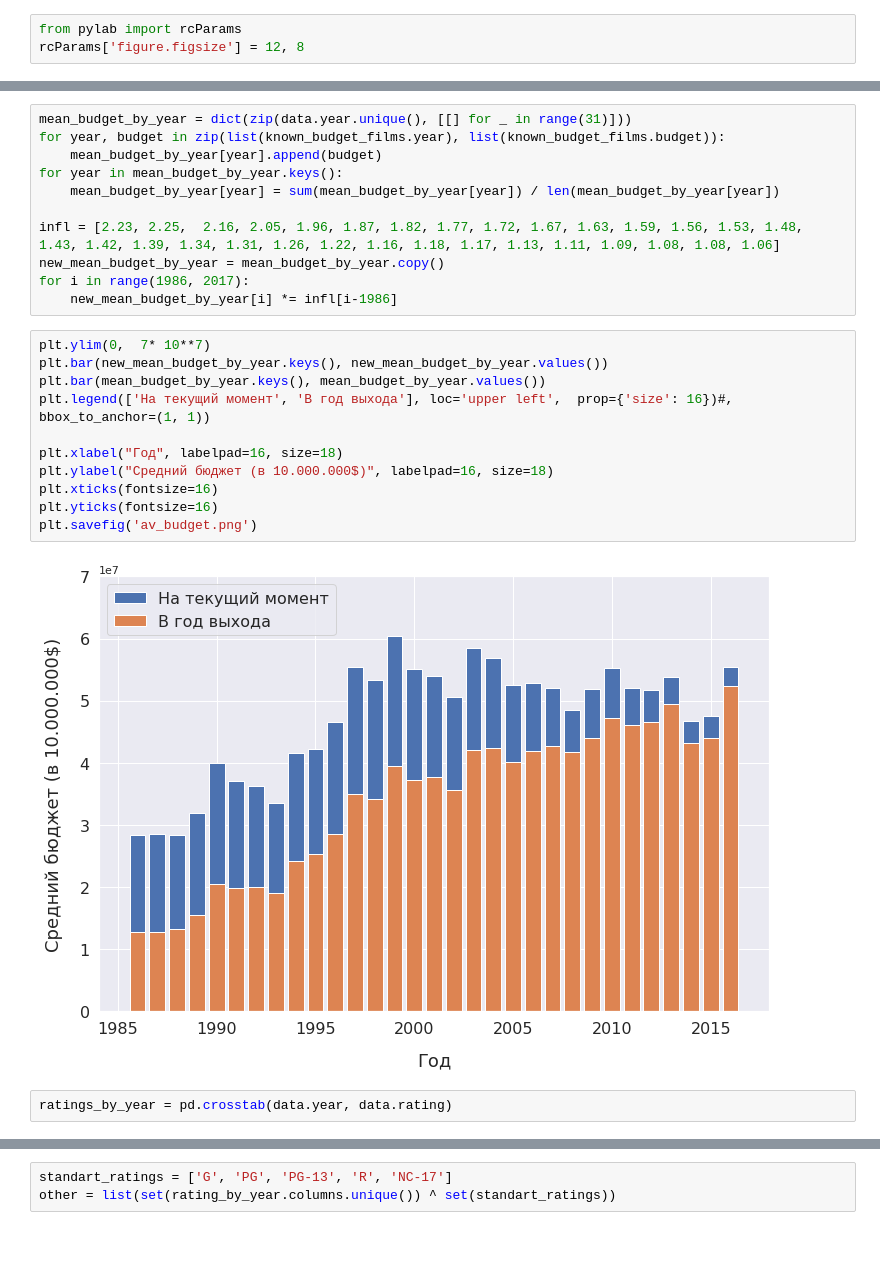
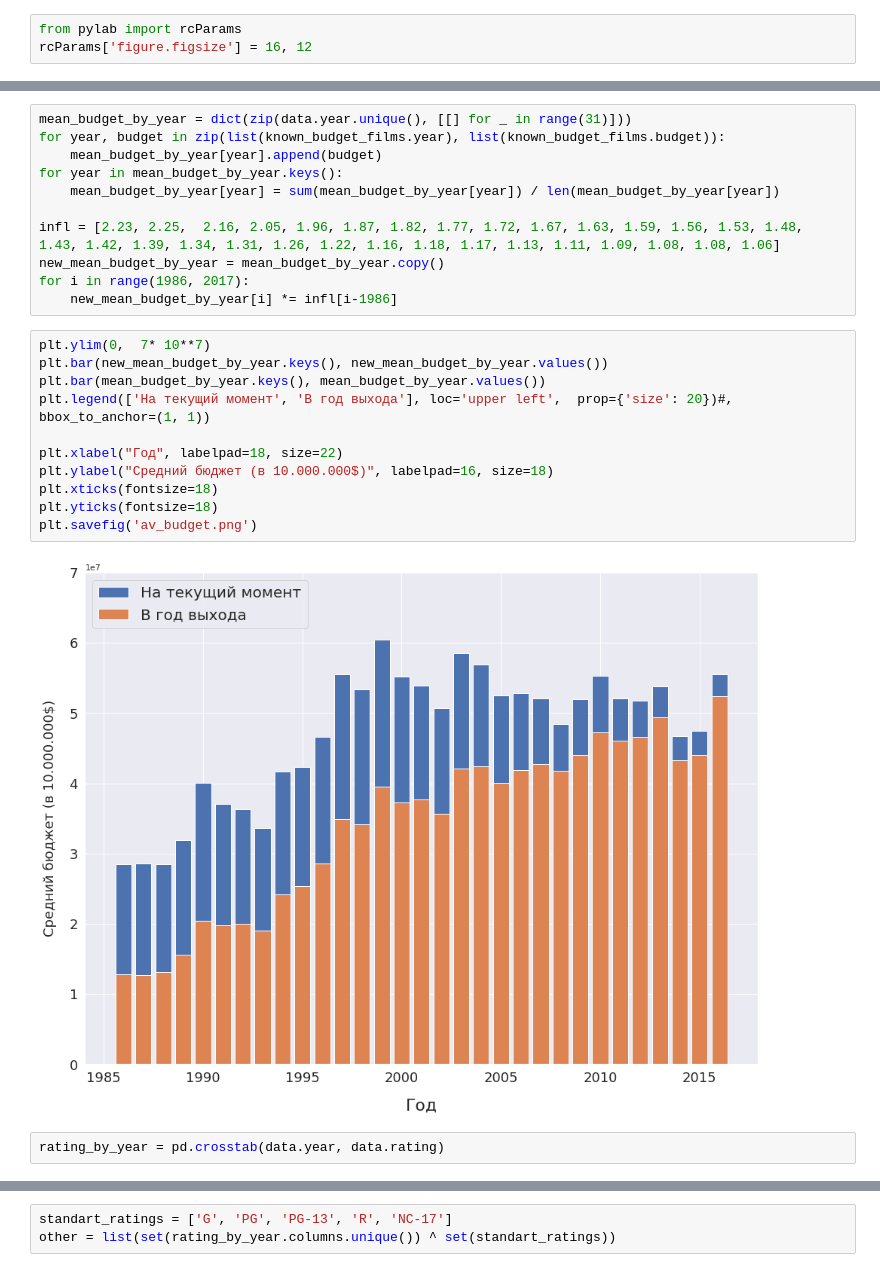
Before and after one commit to alexey-pismenny/EDA, a Jupyter notebook: vizualization.ipynb, the cells around one changed output, grey strips where cells are left out. Drawn from its saved outputs; the diff is of its cells as text; blank space fills up the shorter version.

```diff
--- a/vizualization.ipynb
+++ b/vizualization.ipynb
@@ -136,6 +150,6 @@ plt.savefig('budget-stat.png')
 # %%
 from pylab import rcParams
-rcParams['figure.figsize'] = 12, 8
+rcParams['figure.figsize'] = 16, 12
 # %%
 known_budget_films = data[data.budget!=0]
 # %%
@@ -152,17 +166,17 @@ for i in range(1986, 2017):
 # %%
 plt.ylim(0,  7* 10**7)
 plt.bar(new_mean_budget_by_year.keys(), new_mean_budget_by_year.values())
 plt.bar(mean_budget_by_year.keys(), mean_budget_by_year.values())
-plt.legend(['На текущий момент', 'В год выхода'], loc='upper left',  prop={'size': 16})#, bbox_to_anchor=(1, 1))
+plt.legend(['На текущий момент', 'В год выхода'], loc='upper left',  prop={'size': 20})#, bbox_to_anchor=(1, 1))
 
-plt.xlabel("Год", labelpad=16, size=18)
+plt.xlabel("Год", labelpad=18, size=22)
 plt.ylabel("Средний бюджет (в 10.000.000$)", labelpad=16, size=18)
-plt.xticks(fontsize=16)
-plt.yticks(fontsize=16)
+plt.xticks(fontsize=18)
+plt.yticks(fontsize=18)
 plt.savefig('av_budget.png')
 # %% [output]
-[figure, old version]
+[figure, new version]
 # %%
-ratings_by_year = pd.crosstab(data.year, data.rating)
+rating_by_year = pd.crosstab(data.year, data.rating)
 # %%
 lst = ['G', 'PG', 'PG-13', 'R', 'NC-17', 'NOT RATED', 'UNRATED', 'Not specified']
```
Also changed, not shown: parts of 39 cells of this notebook, 1 other file.
